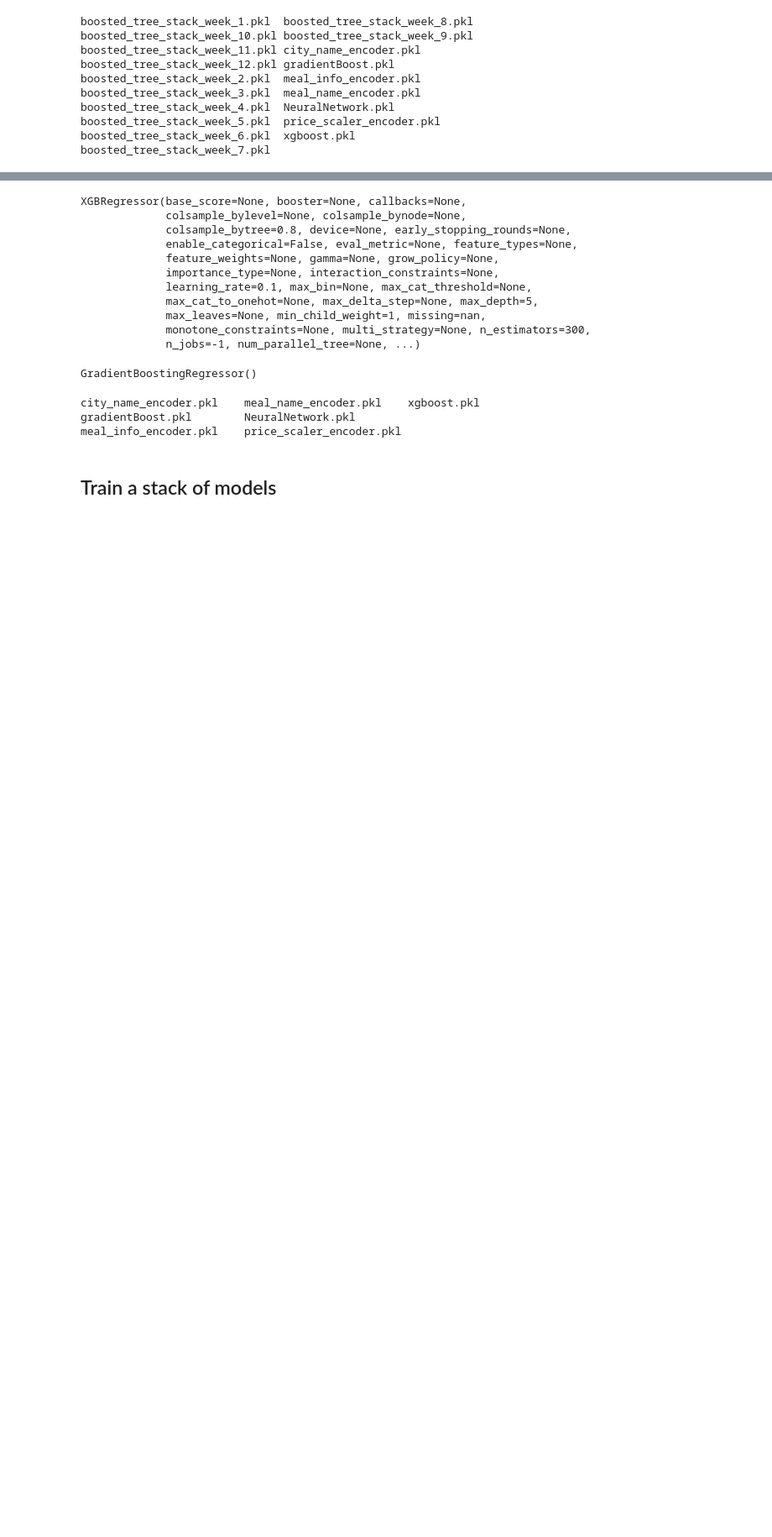
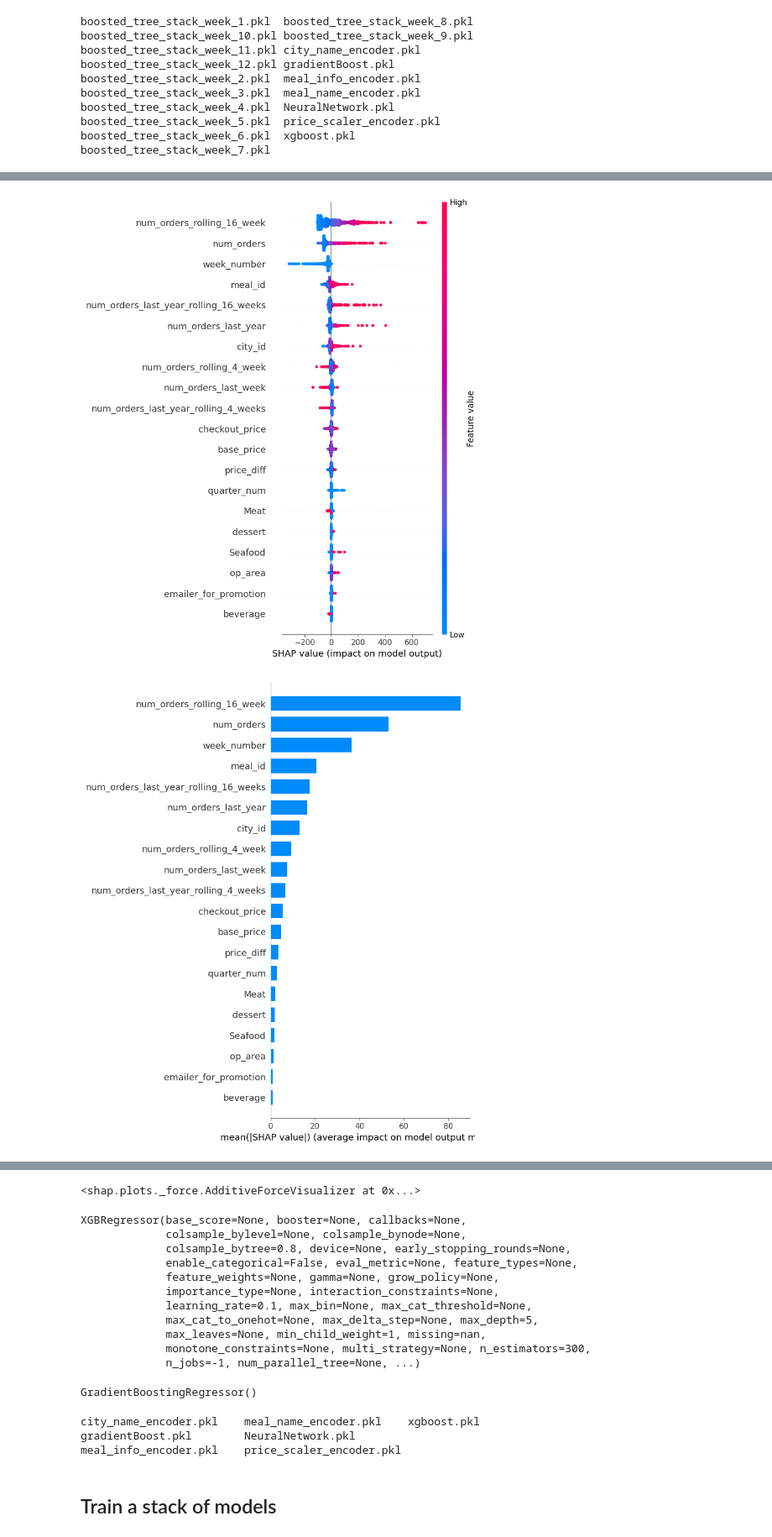
Before and after one commit to faheem-afk/Demand_Forecasting, a Jupyter notebook: FeatureEngineering&Modelling.ipynb, the cells around one changed output, grey strips where cells are left out. Shown at 84% size. Saved outputs shown, nothing was run; the diff lists cells and outputs as text; code cells hidden in the pictures; blank space fills up the shorter version.

```diff
--- a/FeatureEngineering&Modelling.ipynb
+++ b/FeatureEngineering&Modelling.ipynb
@@ -117,5 +103,5 @@ df
 # %%
 from sklearn.preprocessing import OneHotEncoder
 meal_info_ohe = OneHotEncoder()
-meal_info_ohe.fit(df[["meal_category", "meal_type"]].values)
+meal_info_ohe.fit_transform(df[["meal_category", "meal_type"]]).toarray()
 # %% [output]
@@ -752,8 +629,6 @@ df_final_week
 df.to_csv("data/train_processed.csv", index=False)
 # %%
 df_final_week.drop(columns=['next_week_num_orders']).to_csv("data/final_week_processed.csv", index=False)
-# %%
-df = pd.read_csv("data/train_processed.csv")
 # %% [markdown]
 ### Simple Model
 # %%
@@ -1333,0 +1227,74 @@ store_model('NeuralNetwork', model)
+# %%
+X = df.drop(columns=['next_week_num_orders', 'week_sin', 'week_cos', 'week_of_year', 'month_num'])
+y = df['next_week_num_orders']
+
+X_val_df = df_final_week.drop(columns=['next_week_num_orders', 'week_sin', 'week_cos', 'week_of_year', 'month_num'])
+
+
+param_grid = {'colsample_bytree': 0.8,
+ 'learning_rate': 0.1,
+ 'max_depth': 5,
+ 'min_child_weight': 1,
+ 'n_estimators': 300,
+ 'subsample': 0.9}
+
+
+model = XGBRegressor(
+    objective="reg:squarederror",
+    random_state=42,
+    n_jobs=-1,
+    **param_grid
+)
+
+
+model.fit(X, y)
+
+# Optional: use only a sample for speed
+X_shap = X_val_df.sample(min(1000, len(X_val_df)), random_state=42)
+
+# Build explainer
+explainer = shap.TreeExplainer(model)
+
+# Compute SHAP values
+shap_values = explainer.shap_values(X_shap)
+
+# -----------------------------
+# 1. Summary beeswarm plot
+# -----------------------------
+shap.summary_plot(shap_values, X_shap)
+
+# -----------------------------
+# 2. Bar plot of feature importance
+# -----------------------------
+shap.summary_plot(shap_values, X_shap, plot_type="bar")
+
+# -----------------------------
+# 3. Dependence plot for one feature
+# -----------------------------
+shap.dependence_plot("checkout_price", shap_values, X_shap)
+
+# Example for lag feature
+shap.dependence_plot("num_orders_last_week", shap_values, X_shap)
+
+# -----------------------------
+# 4. Waterfall plot for one prediction
+# -----------------------------
+row_idx = 0
+shap.plots._waterfall.waterfall_legacy(
+    explainer.expected_value,
+    shap_values[row_idx],
+    X_shap.iloc[row_idx]
+)
+
+# -----------------------------
+# 5. Force plot for one prediction
+# -----------------------------
+shap.initjs()
+shap.force_plot(
+    explainer.expected_value,
+    shap_values[row_idx],
+    X_shap.iloc[row_idx]
+)
+# %% [output]
+[figure, added]
+[figure, added]
@@ -1334,3 +1305,4 @@ store_model('NeuralNetwork', model)
+<shap.plots._force.AdditiveForceVisualizer at 0x...>
 # %%
 X = df.drop(columns='next_week_num_orders')
 y = df['next_week_num_orders']
```
Also changed, not shown: parts of 20 cells of this notebook, 10 other files.
